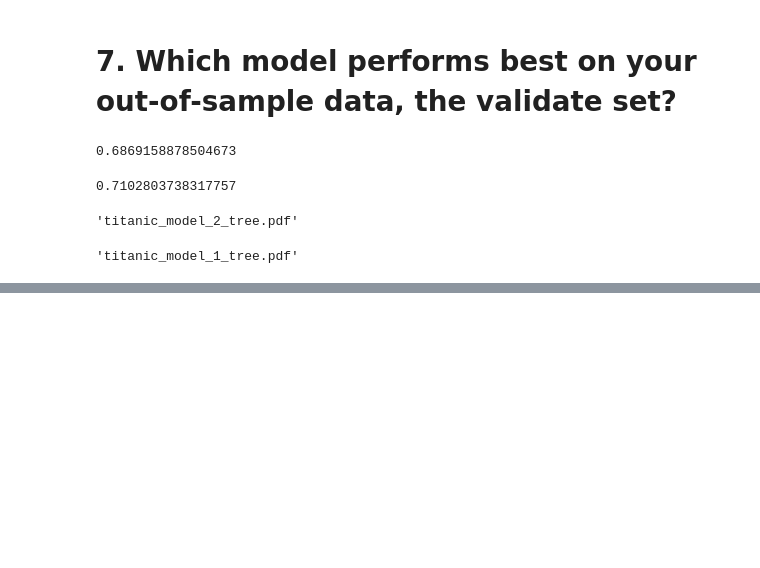
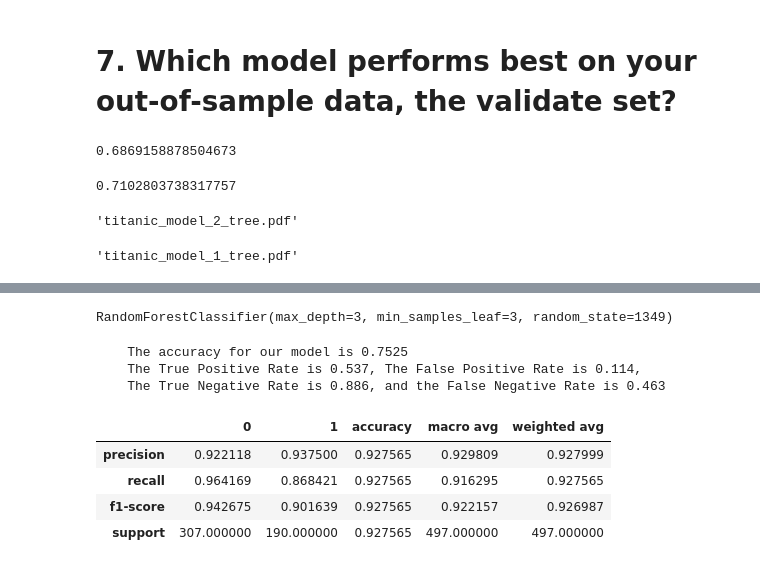
Before and after one commit to katherinesalazar/classification-exercises, a Jupyter notebook: model.ipynb, the cells around one changed output, grey strips where cells are left out. Saved outputs shown, nothing was run; the diff lists cells and outputs as text; code cells hidden in the pictures; blank space fills up the shorter version.

```diff
--- a/model.ipynb
+++ b/model.ipynb
@@ -336,0 +435,32 @@ graph.render('titanic_model_1_tree', view=True)
+# %%
+# Create Random Forest Model
+
+clf1 = RandomForestClassifier(min_samples_leaf=3, max_depth=3, random_state=1349)
+# %%
+# Fit the model
+clf1.fit(X_train, y_train)
+# %% [output]
+RandomForestClassifier(max_depth=3, min_samples_leaf=3, random_state=1349)
+# %%
+y_pred1 = clf1.predict(X_train)
+clf_score = clf1.score(X_train, y_train)
+conf = confusion_matrix(y_train, y_pred1)
+tpr = conf[1][1] / conf[1].sum()
+fpr = conf[0][1] / conf[0].sum()
+tnr = conf[0][0] / conf[0].sum()
+fnr = conf[1][0] / conf[1].sum()
+print(f'''
+    The accuracy for our model is {clf_score:.4}
+    The True Positive Rate is {tpr:.3}, The False Positive Rate is {fpr:.3},
+    The True Negative Rate is {tnr:.3}, and the False Negative Rate is {fnr:.3}
+    ''')
+pd.DataFrame(classification_report(y_train, y_pred, output_dict=True))
+# %% [output]
+    The accuracy for our model is 0.7525
+    The True Positive Rate is 0.537, The False Positive Rate is 0.114,
+    The True Negative Rate is 0.886, and the False Negative Rate is 0.463
+|  | 0 | 1 | accuracy | macro avg | weighted avg |
+| precision | 0.922118 | 0.937500 | 0.927565 | 0.929809 | 0.927999 |
+| recall | 0.964169 | 0.868421 | 0.927565 | 0.916295 | 0.927565 |
+| f1-score | 0.942675 | 0.901639 | 0.927565 | 0.922157 | 0.926987 |
+| support | 307.000000 | 190.000000 | 0.927565 | 497.000000 | 497.000000 |
```
Also changed, not shown: parts of 29 cells of this notebook.
